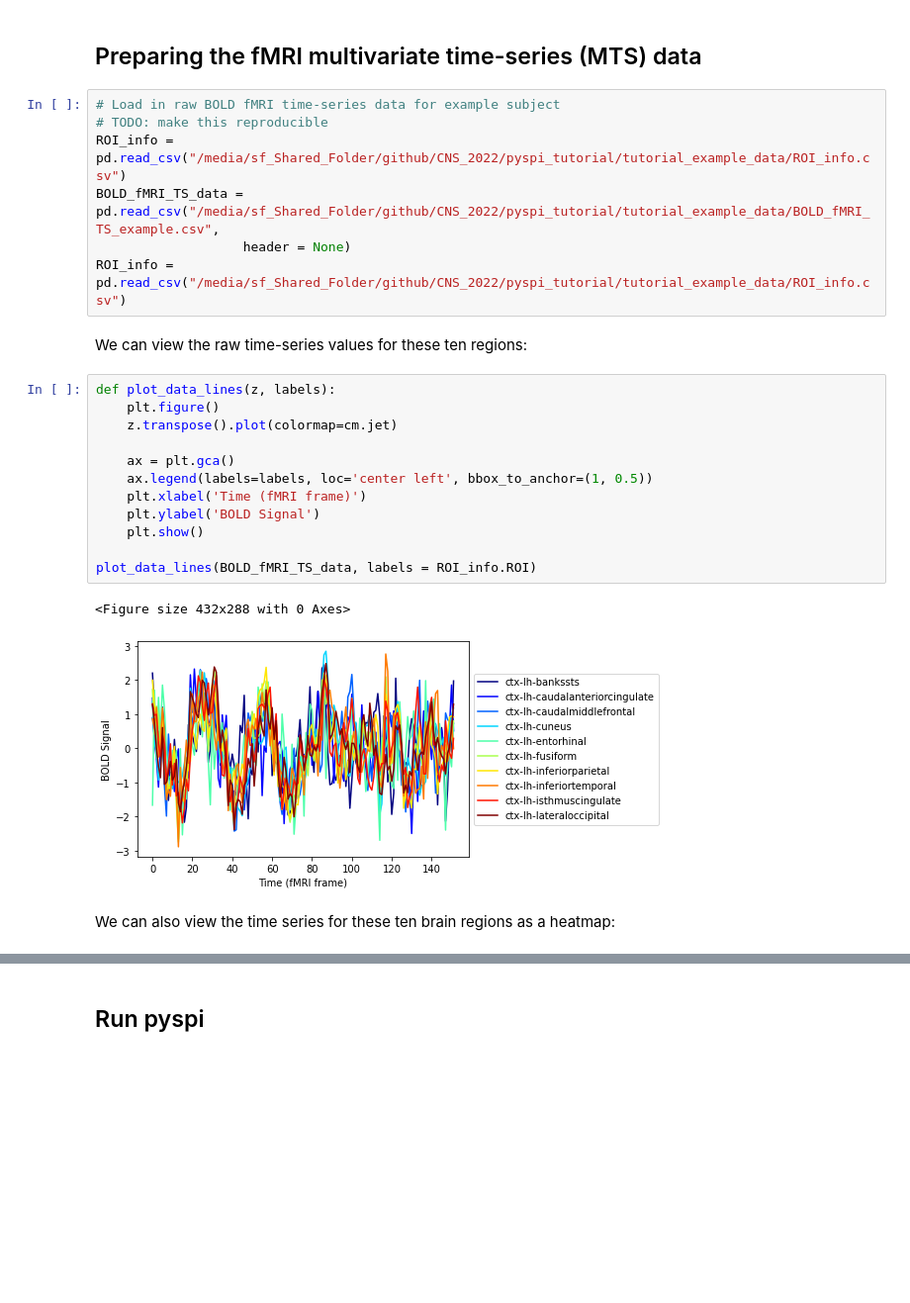
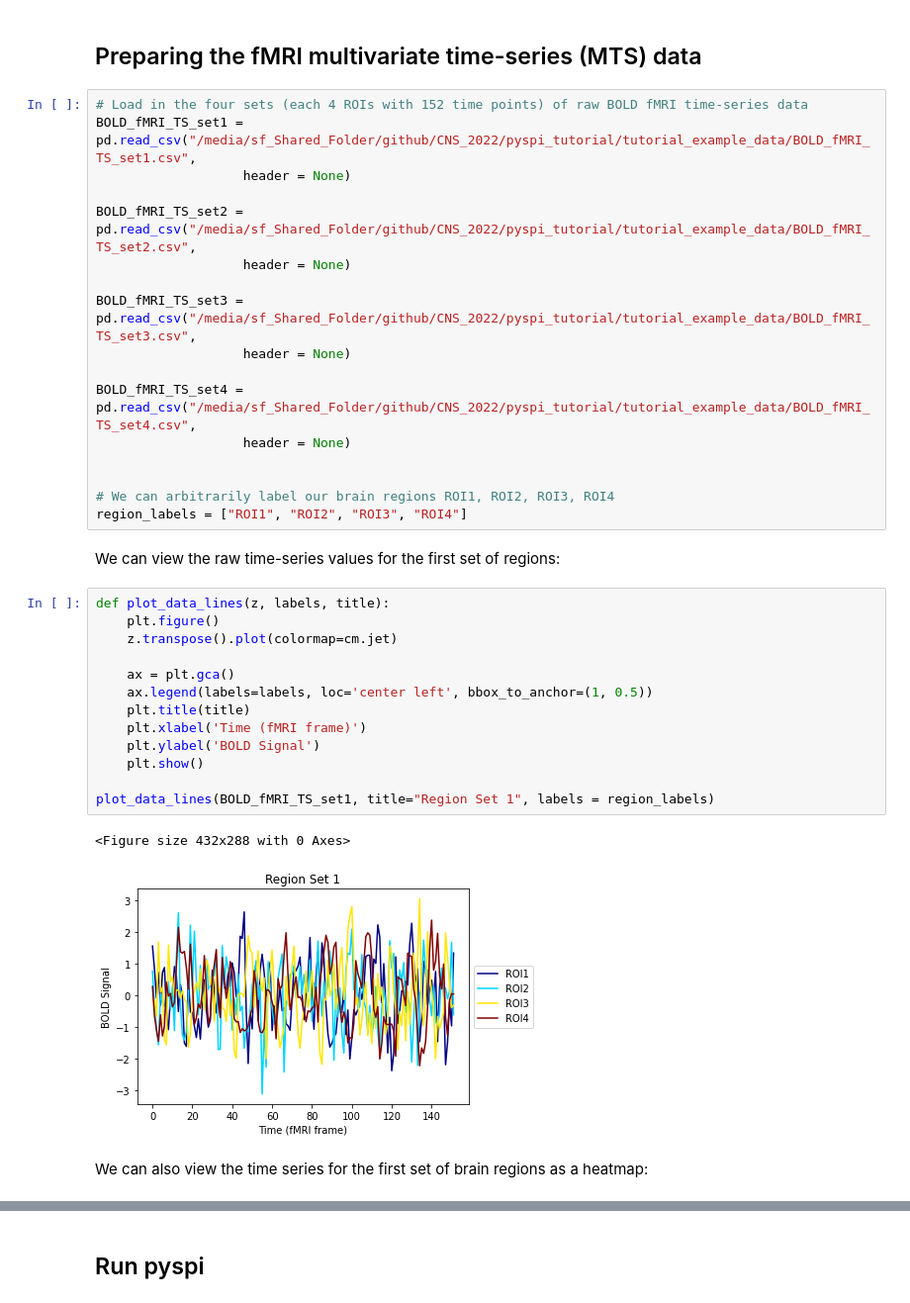
Before and after one commit to anniegbryant/CNS_2022, a Jupyter notebook: pyspi_tutorial/CNS2022_pyspi_demo.ipynb, the cells around one changed output, grey strips where cells are left out. Shown: that part at 99% size. Drawn from its saved outputs; the diff is of its cells as text; blank space fills up the shorter version.

Commit message:
Update pyspi tutorial notebook

```diff
--- a/pyspi_tutorial/CNS2022_pyspi_demo.ipynb
+++ b/pyspi_tutorial/CNS2022_pyspi_demo.ipynb
@@ -23,30 +24,41 @@ from matplotlib import colors, cm
 # %% [markdown]
 ## Preparing the fMRI multivariate time-series (MTS) data
 # %%
-# Load in raw BOLD fMRI time-series data for example subject
-# TODO: make this reproducible
-ROI_info = pd.read_csv("/media/sf_Shared_Folder/github/CNS_2022/pyspi_tutorial/tutorial_example_data/ROI_info.csv")
-BOLD_fMRI_TS_data = pd.read_csv("/media/sf_Shared_Folder/github/CNS_2022/pyspi_tutorial/tutorial_example_data/BOLD_fMRI_TS_example.csv",
+# Load in the four sets (each 4 ROIs with 152 time points) of raw BOLD fMRI time-series data
+BOLD_fMRI_TS_set1 = pd.read_csv("/media/sf_Shared_Folder/github/CNS_2022/pyspi_tutorial/tutorial_example_data/BOLD_fMRI_TS_set1.csv",
                    header = None)
-ROI_info = pd.read_csv("/media/sf_Shared_Folder/github/CNS_2022/pyspi_tutorial/tutorial_example_data/ROI_info.csv")
+
+BOLD_fMRI_TS_set2 = pd.read_csv("/media/sf_Shared_Folder/github/CNS_2022/pyspi_tutorial/tutorial_example_data/BOLD_fMRI_TS_set2.csv",
+                   header = None)
+
+BOLD_fMRI_TS_set3 = pd.read_csv("/media/sf_Shared_Folder/github/CNS_2022/pyspi_tutorial/tutorial_example_data/BOLD_fMRI_TS_set3.csv",
+                   header = None)
+
+BOLD_fMRI_TS_set4 = pd.read_csv("/media/sf_Shared_Folder/github/CNS_2022/pyspi_tutorial/tutorial_example_data/BOLD_fMRI_TS_set4.csv",
+                   header = None)
+
+
+# We can arbitrarily label our brain regions ROI1, ROI2, ROI3, ROI4
+region_labels = ["ROI1", "ROI2", "ROI3", "ROI4"]
 # %% [markdown]
-We can view the raw time-series values for these ten regions:
+We can view the raw time-series values for the first set of regions:
 # %%
-def plot_data_lines(z, labels):
+def plot_data_lines(z, labels, title):
     plt.figure()
     z.transpose().plot(colormap=cm.jet)
 
     ax = plt.gca()
     ax.legend(labels=labels, loc='center left', bbox_to_anchor=(1, 0.5))
+    plt.title(title)
     plt.xlabel('Time (fMRI frame)')
     plt.ylabel('BOLD Signal')
     plt.show()
 
-plot_data_lines(BOLD_fMRI_TS_data, labels = ROI_info.ROI)
+plot_data_lines(BOLD_fMRI_TS_set1, title="Region Set 1", labels = region_labels)
 # %% [output]
 <Figure size 432x288 with 0 Axes>
-[figure, old version]
+[figure, new version]
 # %% [markdown]
-We can also view the time series for these ten brain regions as a heatmap:
+We can also view the time series for the first set of brain regions as a heatmap:
 # %%
 # Plotting the data
```
Also changed, not shown: parts of 12 cells of this notebook, 10 other files.
